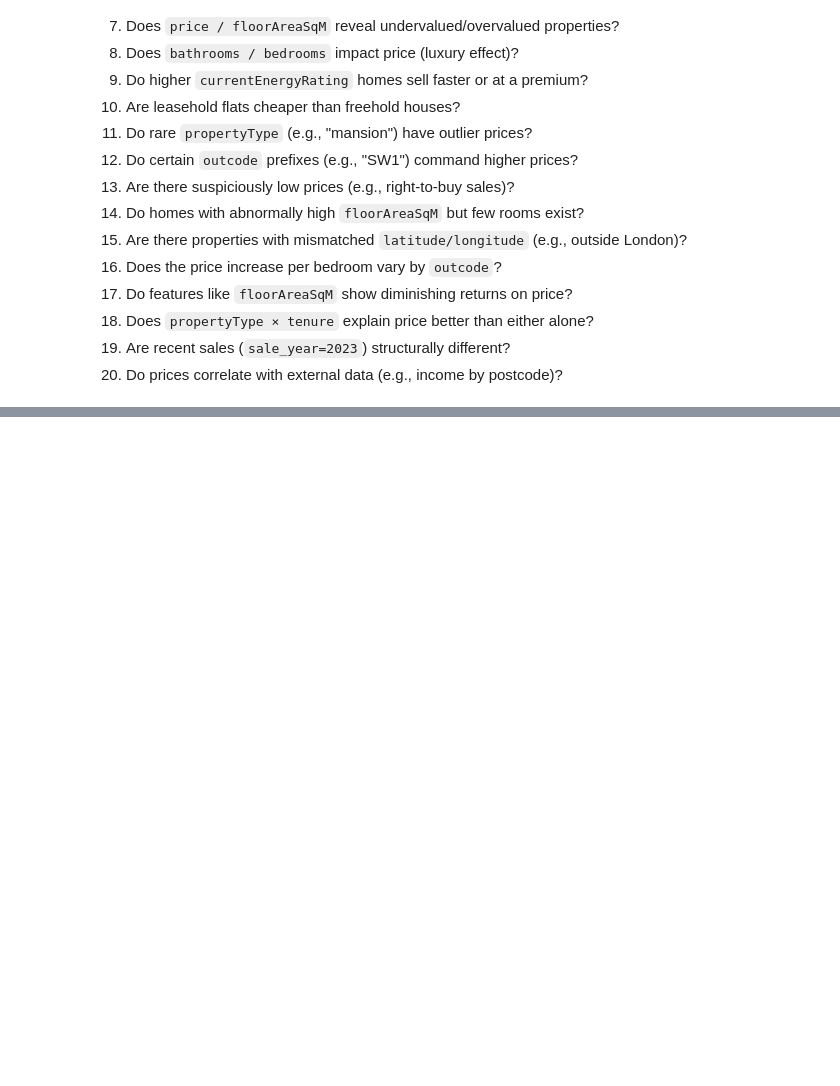
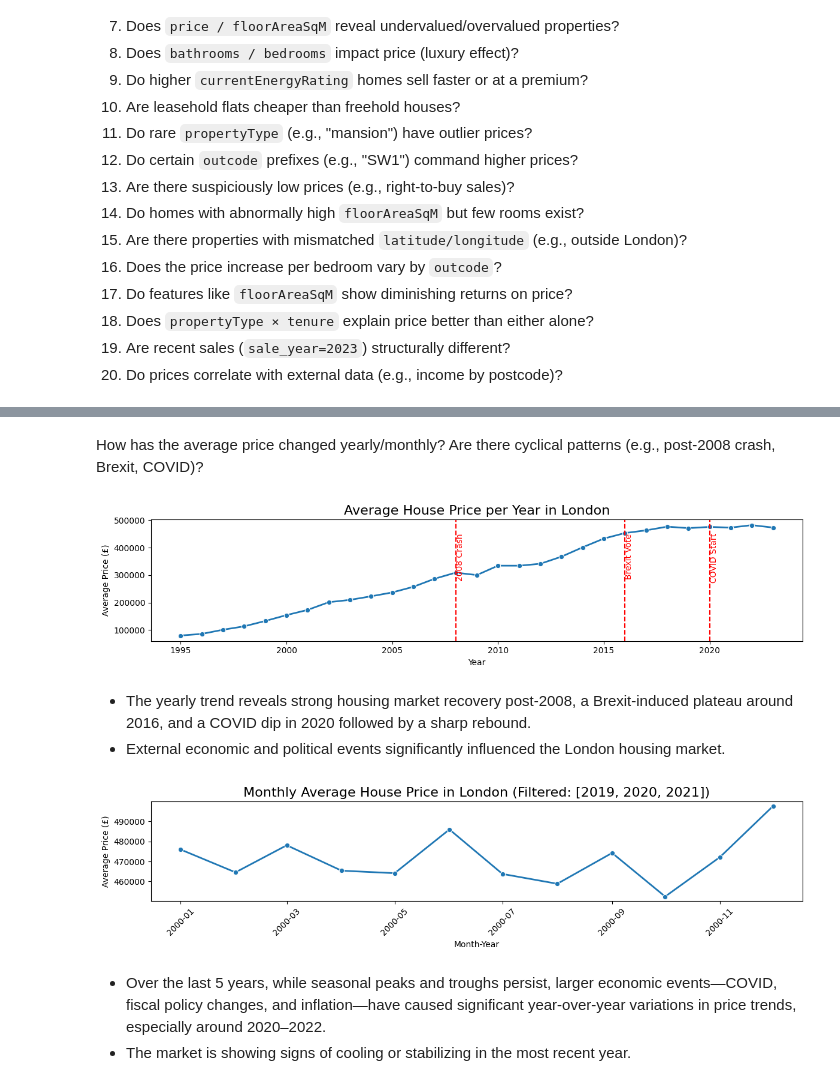
Before and after one commit to DHANP2510/DATA_SCIENCE_LR_LONDON_HOUSE_PRICE_PREDICTION, a Jupyter notebook: notebooks/02-eda.ipynb, the cells around one changed output, grey strips where cells are left out. Cells and saved outputs as stored; diff of their text form; code cells hidden in the pictures; blank space fills up the shorter version.

```diff
--- a/notebooks/02-eda.ipynb
+++ b/notebooks/02-eda.ipynb
@@ -30,6 +34,7 @@ cleaner.show_info()
 
 # Get the cleaned data
 df = cleaner.get_clean_data()
+df.replace([np.inf, -np.inf], np.nan, inplace=True)
 df.describe()
 # %% [output]
 Data Info:
@@ -161,0 +112,79 @@ plt.show()
+# %%
+question = "How has the average price changed yearly/monthly? Are there cyclical patterns (e.g., post-2008 crash, Brexit, COVID)?"
+display(Markdown(question))
+
+# Yearly average price
+yearly_avg = df.groupby('sale_year')['price'].mean().reset_index()
+
+# Plot
+plt.figure(figsize=(12, 3))
+sns.lineplot(data=yearly_avg, x='sale_year', y='price', marker='o', linewidth=2)
+plt.title('Average House Price per Year in London', fontsize=16)
+plt.xlabel('Year')
+plt.ylabel('Average Price (£)')
+plt.grid(False)
+
+# Highlight major events
+important_years = {
+    '2008 Crash': 2008,
+    'Brexit Vote': 2016,
+    'COVID Start': 2020
+}
+
+for label, year in important_years.items():
+    plt.axvline(x=year, color='red', linestyle='--')
+    plt.text(year, plt.ylim()[1]*0.90, label, rotation=90, verticalalignment='top', color='red')
+
+plt.tight_layout()
+plt.show()
+
+display(Markdown("""
+- The yearly trend reveals strong housing market recovery post-2008, a Brexit-induced plateau around 2016,
+  and a COVID dip in 2020 followed by a sharp rebound.
+- External economic and political events significantly influenced the London housing market."""))
+
+
+# Monthly average across all years
+# Define the years you want to filter (e.g., 2019, 2020, etc.)
+filter_years = [2019, 2020, 2021]  # Modify as needed
+
+# Filter the DataFrame by the selected years
+filtered_df = df[df['sale_year'].isin(filter_years)]
+
+# Create a new column 'month_year' in 'Mon-YY' format (e.g., 'Jan-20')
+filtered_df['month_year'] = filtered_df['sale_month'].apply(lambda x: pd.to_datetime(f'{x}-01-2000').strftime('%b-%y'))
+
+# Group by 'month_year' and calculate the mean price for each month
+monthly_trend = filtered_df.groupby('month_year')['price'].mean().reset_index()
+
+# Sort by 'month_year' to ensure chronological order
+monthly_trend['month_year'] = pd.to_datetime(monthly_trend['month_year'], format='%b-%y')
+monthly_trend = monthly_trend.sort_values('month_year')
+
+# Plot
+plt.figure(figsize=(12, 3))
+sns.lineplot(data=monthly_trend, x='month_year', y='price', marker='o', linewidth=2)
+plt.title(f'Monthly Average House Price in London (Filtered: {filter_years})', fontsize=16)
+plt.xlabel('Month-Year')
+plt.ylabel('Average Price (£)')
+plt.xticks(rotation=45)
+plt.grid(False)
+plt.tight_layout()
+plt.show()
+
+display(Markdown("""
+- Over the last 5 years, while seasonal peaks and troughs persist,
+larger economic events—COVID, fiscal policy changes, and inflation—have caused significant year-over-year variations in price trends, especially around 2020–2022.
+- The market is showing signs of cooling or stabilizing in the most recent year."""))
+# %% [output]
+How has the average price changed yearly/monthly? Are there cyclical patterns (e.g., post-2008 crash, Brexit, COVID)?
+[figure, added]
+
+- The yearly trend reveals strong housing market recovery post-2008, a Brexit-induced plateau around 2016,
+  and a COVID dip in 2020 followed by a sharp rebound.
+- External economic and political events significantly influenced the London housing market.
+[figure, added]
+
+- Over the last 5 years, while seasonal peaks and troughs persist,
+larger economic events—COVID, fiscal policy changes, and inflation—have caused significant year-over-year variations in price trends, especially around 2020–2022.
+- The market is showing signs of cooling or stabilizing in the most recent year.
```
Also changed, not shown: parts of 5 cells of this notebook.
